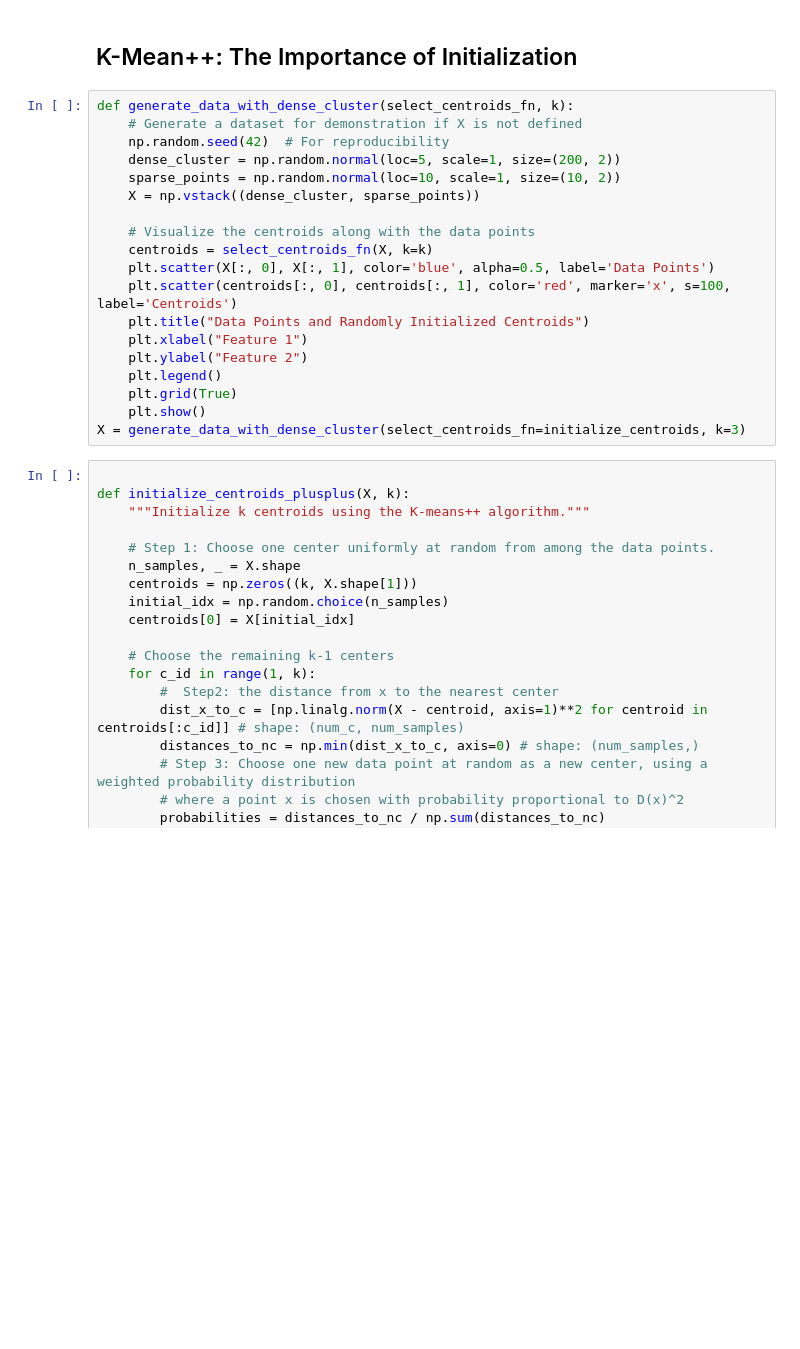
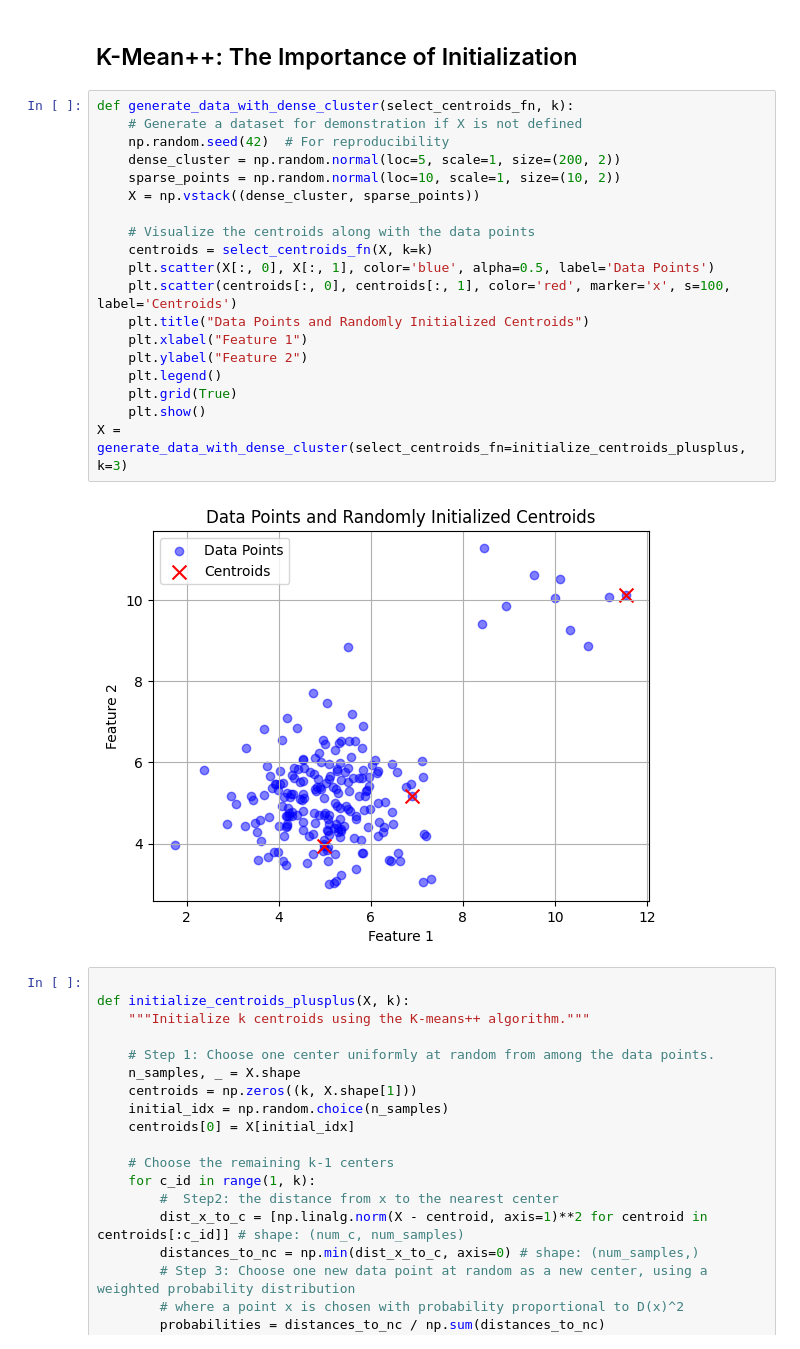
Before and after one commit to xinzhel/machine-learning-tutorials, a Jupyter notebook: 3-clustering-kmeans.ipynb, the cells around one changed output. Cells and saved outputs as stored; diff of their text form; blank space fills up the shorter version.

```diff
--- a/3-clustering-kmeans.ipynb
+++ b/3-clustering-kmeans.ipynb
@@ -134,22 +210,24 @@ predictions
 # %%
 def generate_data_with_dense_cluster(select_centroids_fn, k):
     # Generate a dataset for demonstration if X is not defined
     np.random.seed(42)  # For reproducibility
     dense_cluster = np.random.normal(loc=5, scale=1, size=(200, 2))
     sparse_points = np.random.normal(loc=10, scale=1, size=(10, 2))
     X = np.vstack((dense_cluster, sparse_points))
 
     # Visualize the centroids along with the data points
     centroids = select_centroids_fn(X, k=k)
     plt.scatter(X[:, 0], X[:, 1], color='blue', alpha=0.5, label='Data Points')
     plt.scatter(centroids[:, 0], centroids[:, 1], color='red', marker='x', s=100, label='Centroids')
     plt.title("Data Points and Randomly Initialized Centroids")
     plt.xlabel("Feature 1")
     plt.ylabel("Feature 2")
     plt.legend()
     plt.grid(True)
     plt.show()
-X = generate_data_with_dense_cluster(select_centroids_fn=initialize_centroids, k=3)
+X = generate_data_with_dense_cluster(select_centroids_fn=initialize_centroids_plusplus, k=3)
+# %% [output]
+[figure, added]
 # %%
 
 def initialize_centroids_plusplus(X, k):
```
Also changed, not shown: parts of 7 cells of this notebook, 7 other files.
